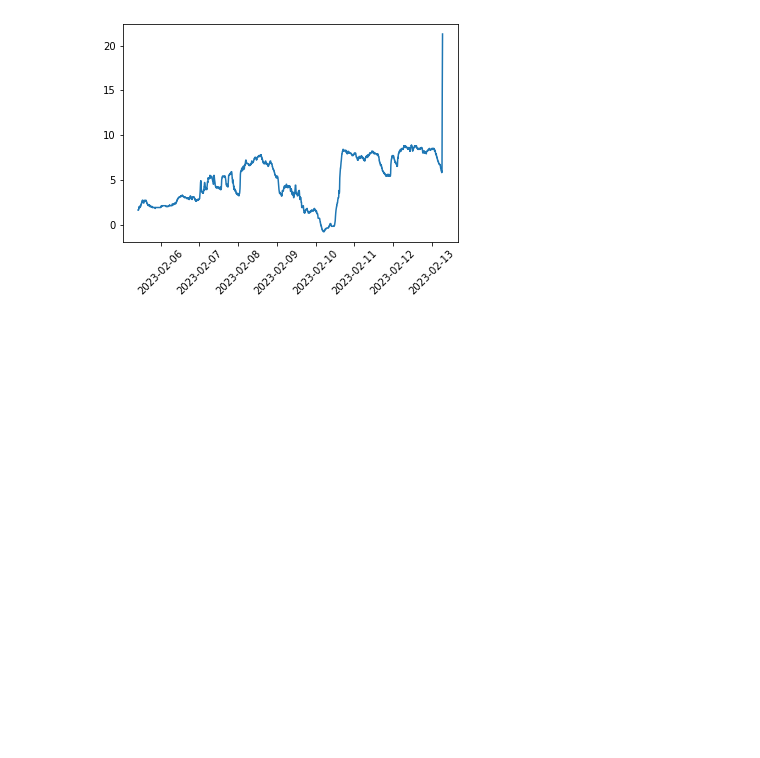
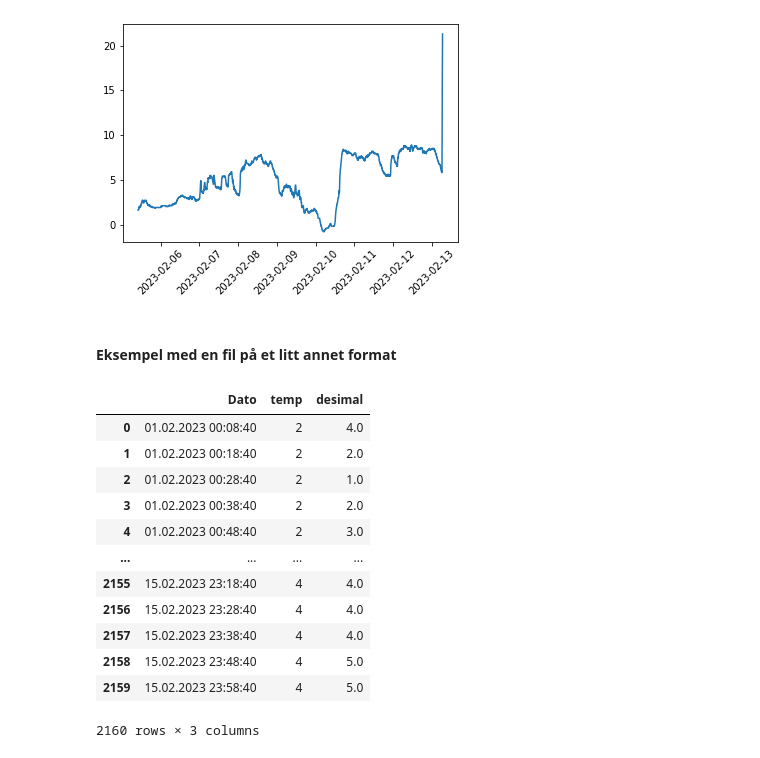
Before and after one commit to irendundas/EkteData, a Jupyter notebook: NAT624/Last_inn_temp_logger_data.ipynb, the cells around one changed output. Cells and saved outputs as stored; diff of their text form; code cells hidden in the pictures; blank space fills up the shorter version.

Commit message:
inkluder et eksempel på et tilsvarende men litt ulikt datasett

```diff
--- a/NAT624/Last_inn_temp_logger_data.ipynb
+++ b/NAT624/Last_inn_temp_logger_data.ipynb
@@ -79,3 +79,29 @@ plt.xticks(rotation = 45)
 plt.show()
 # %% [output]
 [figure]
+# %% [markdown]
+#### Eksempel med en fil på et litt annet format
+# %%
+sti=r'W:\Work\Documents\EkteData\ikkeGit\div_Data'
+fil=r'\Temperaturmåling2.txt'
+# %%
+df=pd.read_csv(
+    sti+fil, delimiter=',',
+    engine='python'
+)
+# %%
+df
+# %% [output]
+|  | Dato | temp | desimal |
+| 0 | 01.02.2023 00:08:40 | 2 | 4.0 |
+| 1 | 01.02.2023 00:18:40 | 2 | 2.0 |
+| 2 | 01.02.2023 00:28:40 | 2 | 1.0 |
+| 3 | 01.02.2023 00:38:40 | 2 | 2.0 |
+| 4 | 01.02.2023 00:48:40 | 2 | 3.0 |
+| ... | ... | ... | ... |
+| 2155 | 15.02.2023 23:18:40 | 4 | 4.0 |
+| 2156 | 15.02.2023 23:28:40 | 4 | 4.0 |
+| 2157 | 15.02.2023 23:38:40 | 4 | 4.0 |
+| 2158 | 15.02.2023 23:48:40 | 4 | 5.0 |
+| 2159 | 15.02.2023 23:58:40 | 4 | 5.0 |
+2160 rows × 3 columns
```
Also changed, not shown: parts of 6 cells of this notebook.
